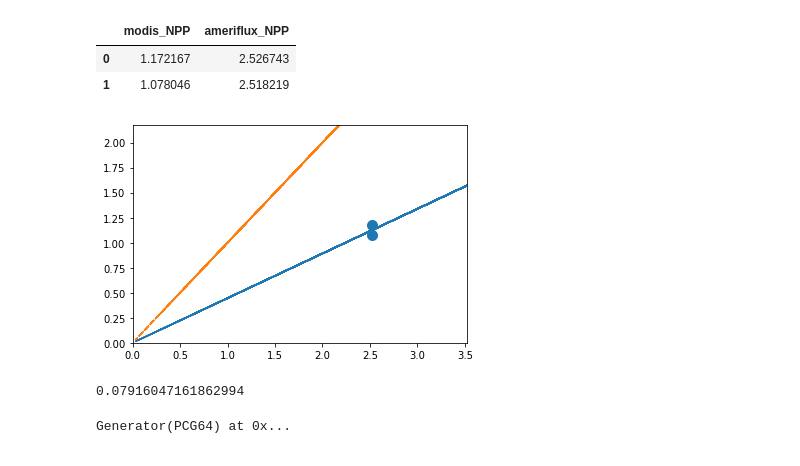
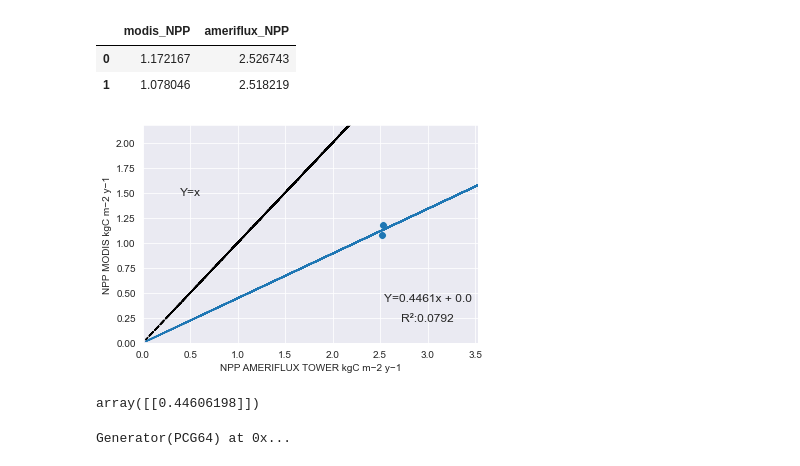
Before and after one commit to JeanArthurCostaDias/ameriflux-modis, a Jupyter notebook: Ameriflux+modis/Untitled.ipynb, the cells around one changed output. Drawn from its saved outputs; the diff is of its cells as text; code cells hidden in the pictures.

```diff
--- a/Ameriflux+modis/Untitled.ipynb
+++ b/Ameriflux+modis/Untitled.ipynb
@@ -88,38 +88,52 @@ npp_dataframe
 # %%
 import seaborn as sns
 import matplotlib.pyplot as plt
 import scipy
 from sklearn.linear_model import LinearRegression
 
 
 f, ax = plt.subplots(1)
-
-
-p = plt.scatter(x='ameriflux_NPP',y='modis_NPP',data=npp_dataframe,s=100) # Valores de npp no grafico
-
+sns.scatterplot(x='ameriflux_NPP', y='modis_NPP', data=npp_dataframe, s=60) # Valores de npp no grafico
 
 
 rng = np.random.default_rng(1234) #seed para valores aleatórios
 
+
 lr_fi_false = LinearRegression(fit_intercept=False) #Fazer o valor de b em y=ax+b ser igual a 0
+
+
 fitted_reg = lr_fi_false.fit(npp_dataframe[['ameriflux_NPP']],npp_dataframe[['modis_NPP']])
+
 
 x = rng.uniform(0, 10, size=100) # gerando 100 valores aleatórios
 y = x * fitted_reg.coef_ # y=ax
 
+
+r2_score = fitted_reg.score(npp_dataframe[['ameriflux_NPP']],npp_dataframe[['modis_NPP']]) # R² Score
+
+#Textos das retas
+plt.text(3, 0.45, f'Y={round(fitted_reg.coef_[0][0],4)}x + {fitted_reg.intercept_}',fontsize=12, ha='center', va='center') #Texto da reta Azul
+plt.text(3, 0.25, f'R²:{round(r2_score,4)}', fontsize=12, ha='center', va='center')
+
+
+plt.text(0.5, 1.5, f'Y=x',fontsize=12, ha='center', va='center') # Texto da reta Preta
+
 ax.plot(x,y[0]) #reta de regressão
-ax.plot(x,x, '--') # reta y=x
+ax.plot(x,x, 'k--') # reta y=x
 
 ax.set_ylim((0, npp_dataframe['modis_NPP'].max() + 1)) # tamanho limite do plot no eixo y
 ax.set_xlim((0, npp_dataframe['ameriflux_NPP'].max() + 1)) # tamanho limite do plot no eixo y
+
+plt.xlabel("NPP AMERIFLUX TOWER kgC m−2 y−1")
+plt.ylabel("NPP MODIS kgC m−2 y−1")
+
 plt.show()
 # %% [output]
-[figure, old version]
+[figure, new version]
 # %%
-r2_score = fitted_reg.score(npp_dataframe[['ameriflux_NPP']],npp_dataframe[['modis_NPP']])
-r2_score
+fitted_reg.coef_
 # %% [output]
-0.07916047161862994
+array([[0.44606198]])
 # %%
 # %% [output]
 Generator(PCG64) at 0x...
```
